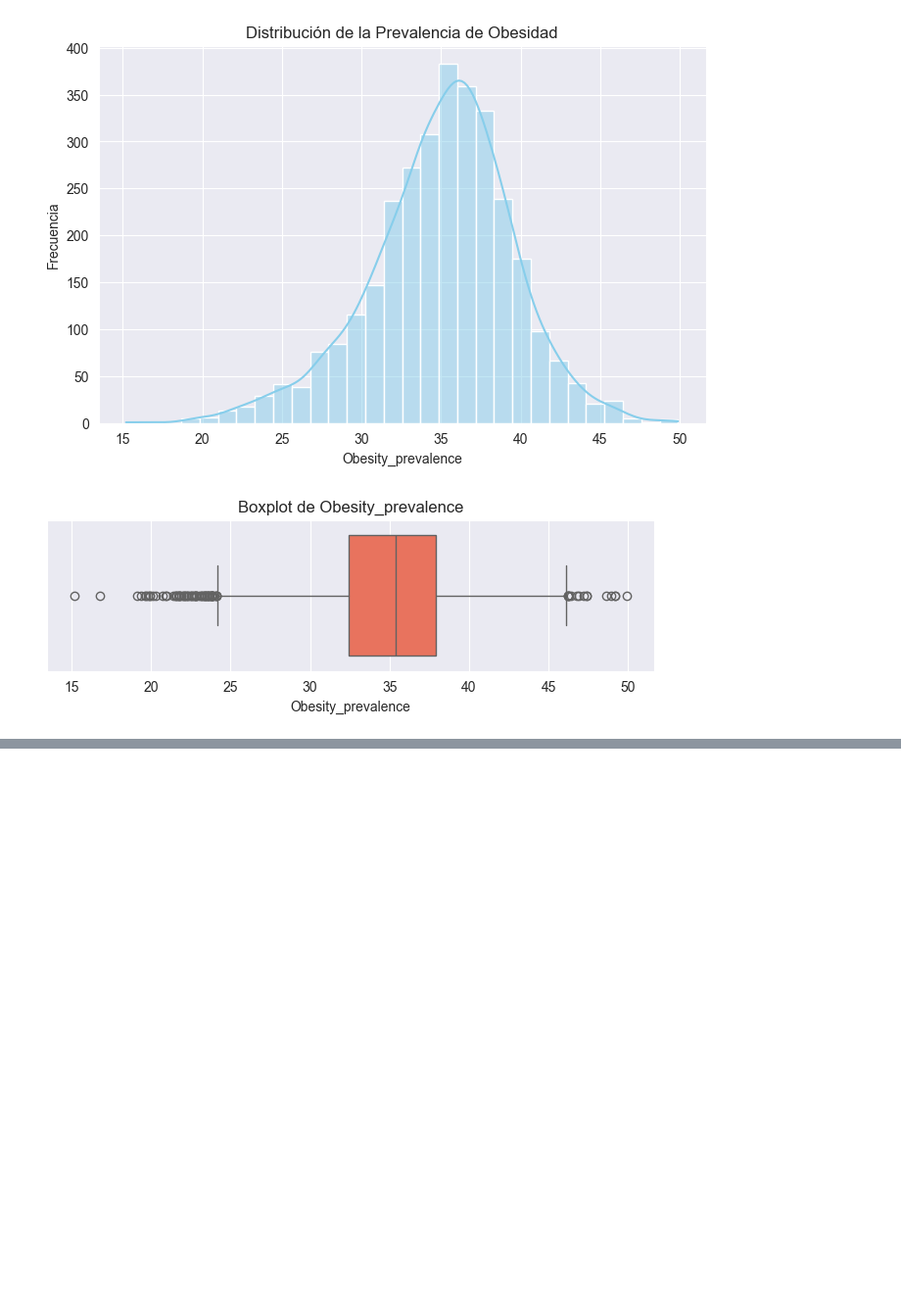
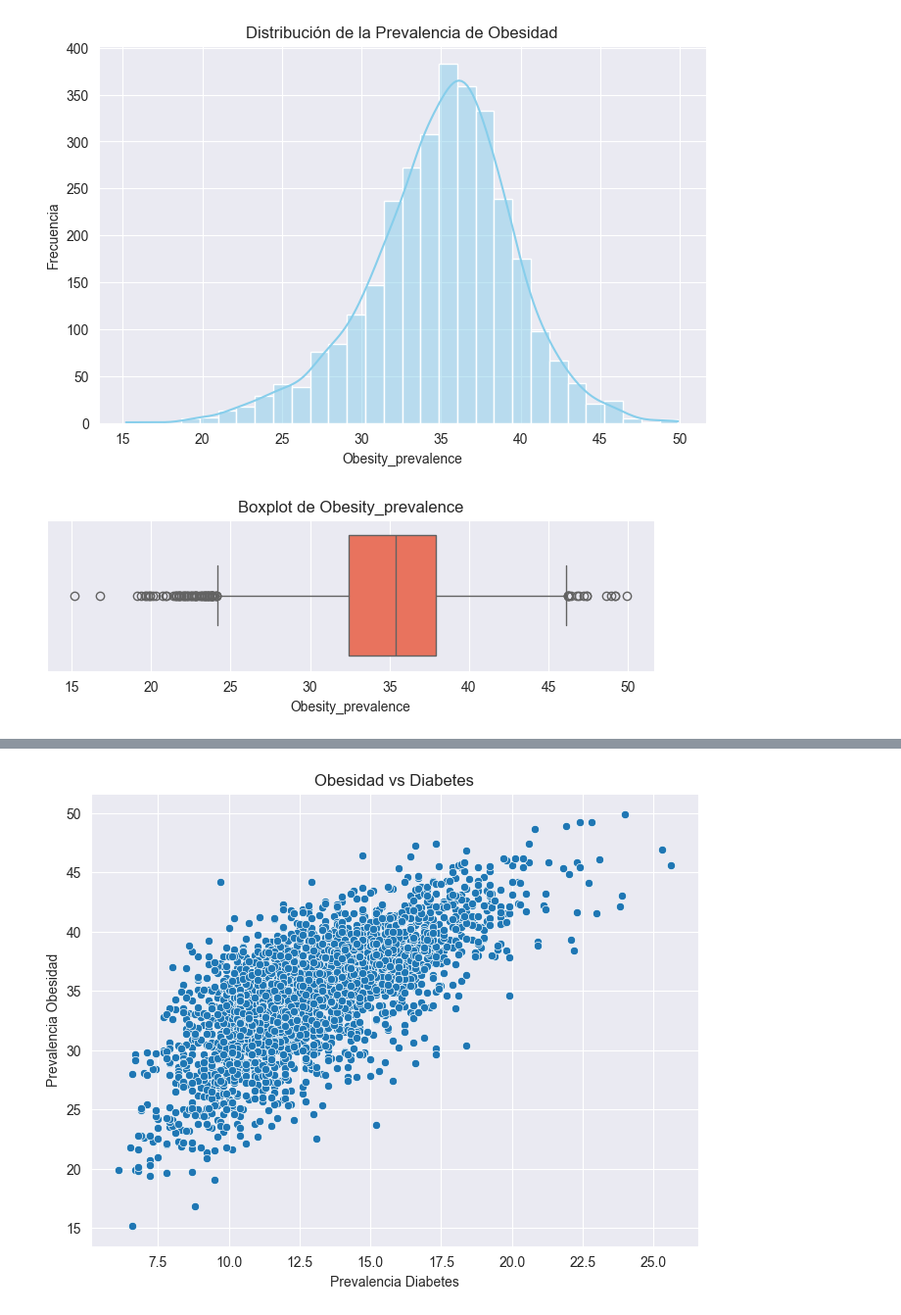
Before and after one commit to 4GeeksAcademy/aliasys-machine-probability, a Jupyter notebook: src/demographic_heallth.ipynb, the cells around one changed output, grey strips where cells are left out. Shown: that part at 98% size. Drawn from its saved outputs; the diff is of its cells as text; code cells hidden in the pictures; blank space fills up the shorter version.

```diff
--- a/src/demographic_heallth.ipynb
+++ b/src/demographic_heallth.ipynb
@@ -92,0 +169,10 @@ if 'Obesity_prevalence' in corr.columns:
+# %%
+
+plt.figure(figsize=(8, 6))
+sns.scatterplot(data=df, x='diabetes_prevalence', y='Obesity_prevalence')
+plt.title('Obesidad vs Diabetes')
+plt.xlabel('Prevalencia Diabetes')
+plt.ylabel('Prevalencia Obesidad')
+plt.show()
+# %% [output]
+[figure, added]
```
Also changed, not shown: parts of 28 cells of this notebook.
